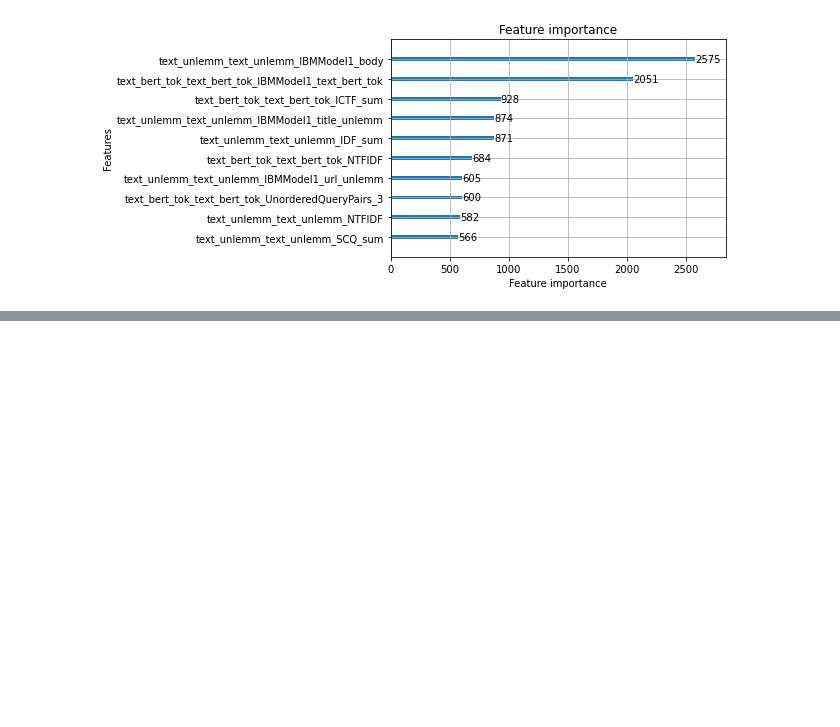
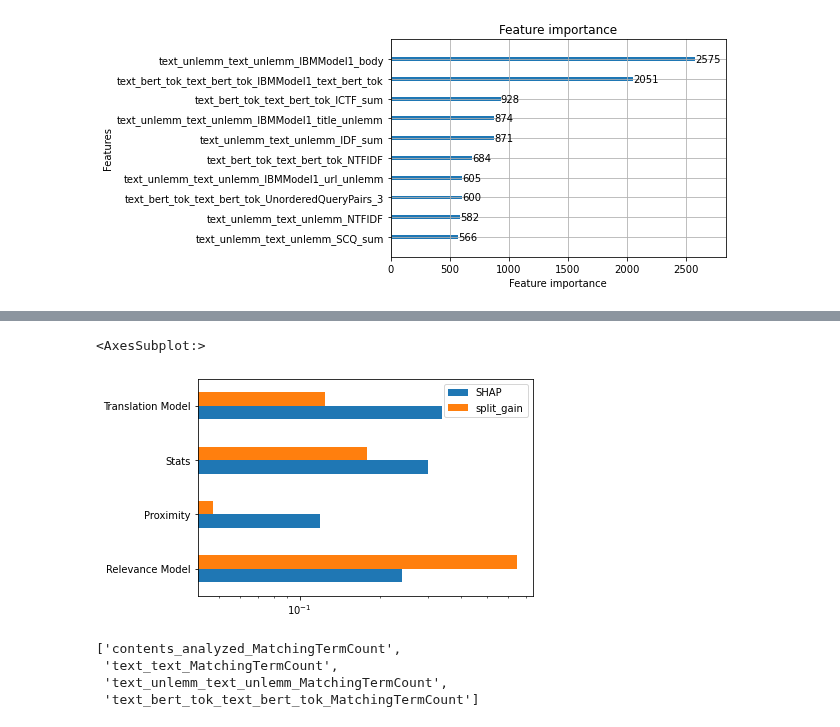
Before and after one commit to castorini/pyserini, a Jupyter notebook: msmarco-passage_exp/feature_importance.ipynb, the cells around one changed output, grey strips where cells are left out. Cells and saved outputs as stored; diff of their text form; code cells hidden in the pictures; blank space fills up the shorter version.

```diff
--- a/msmarco-passage_exp/feature_importance.ipynb
+++ b/msmarco-passage_exp/feature_importance.ipynb
@@ -46,0 +179,23 @@ lgb.plot_importance(model, max_num_features=10, importance_type='split')
+# %%
+import re
+from collections import defaultdict
+class_list = defaultdict(list)
+def classify(fn):
+    for group, plist in {
+        'Translation Model': ['IBM'],
+        'Proximity': ['Unordered','Ordered','TPscore','tpDist','Proximity'],
+        'Relevance Model':['BM25','LMJM','LMD','DFR','DPH','NTFIDF','Prob','SCS'],
+        'Stats':['max','min','median','avg','sum','var','confidence','maxminratio','Length','Term','Size','Coverage']
+    }.items():
+        for p in plist:
+            if re.search(p, fn):
+                return group
+    print(fn)
+    return 'others'
+for fn in feature_used:
+    class_list[classify(fn)].append(fn)
+summary = {}
+for f_class, fns in class_list.items():
+    summary[f_class] = fis.loc[fns,:].sum()
+summary = pd.DataFrame.from_dict(summary,orient='index')
+summary
@@ -46,0 +208,15 @@ lgb.plot_importance(model, max_num_features=10, importance_type='split')
+# %%
+draw_df = summary.copy(deep=True)
+del draw_df['mean']
+del draw_df['split_num']
+draw_df.plot.barh(logx=True,xlabel='')
+# %% [output]
+<AxesSubplot:>
+[figure, added]
+# %%
+list(filter(lambda x:re.search('Matching',x), feature_used))
+# %% [output]
+['contents_analyzed_MatchingTermCount',
+ 'text_text_MatchingTermCount',
+ 'text_unlemm_text_unlemm_MatchingTermCount',
+ 'text_bert_tok_text_bert_tok_MatchingTermCount']
```
Also changed, not shown: parts of 10 cells of this notebook.
